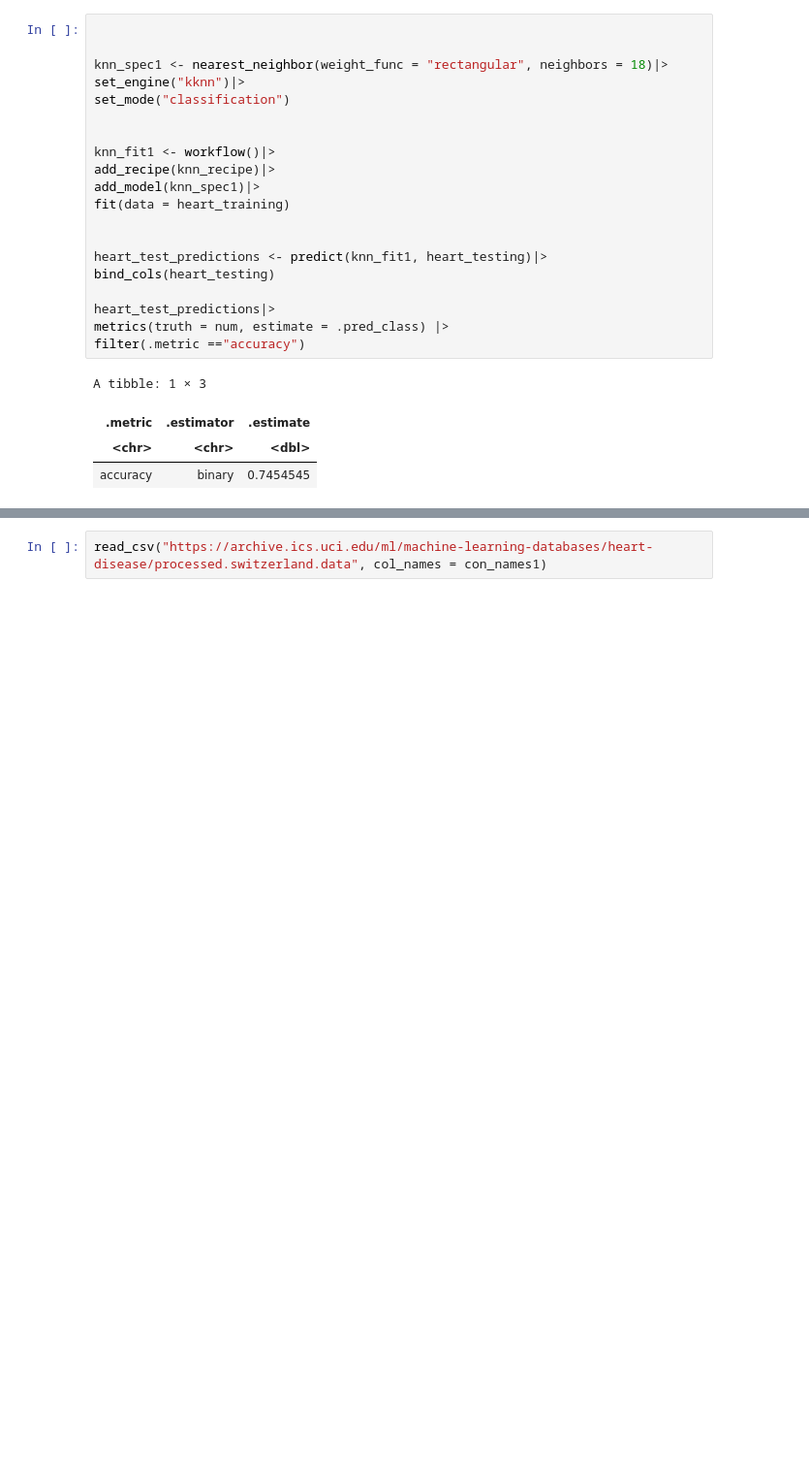
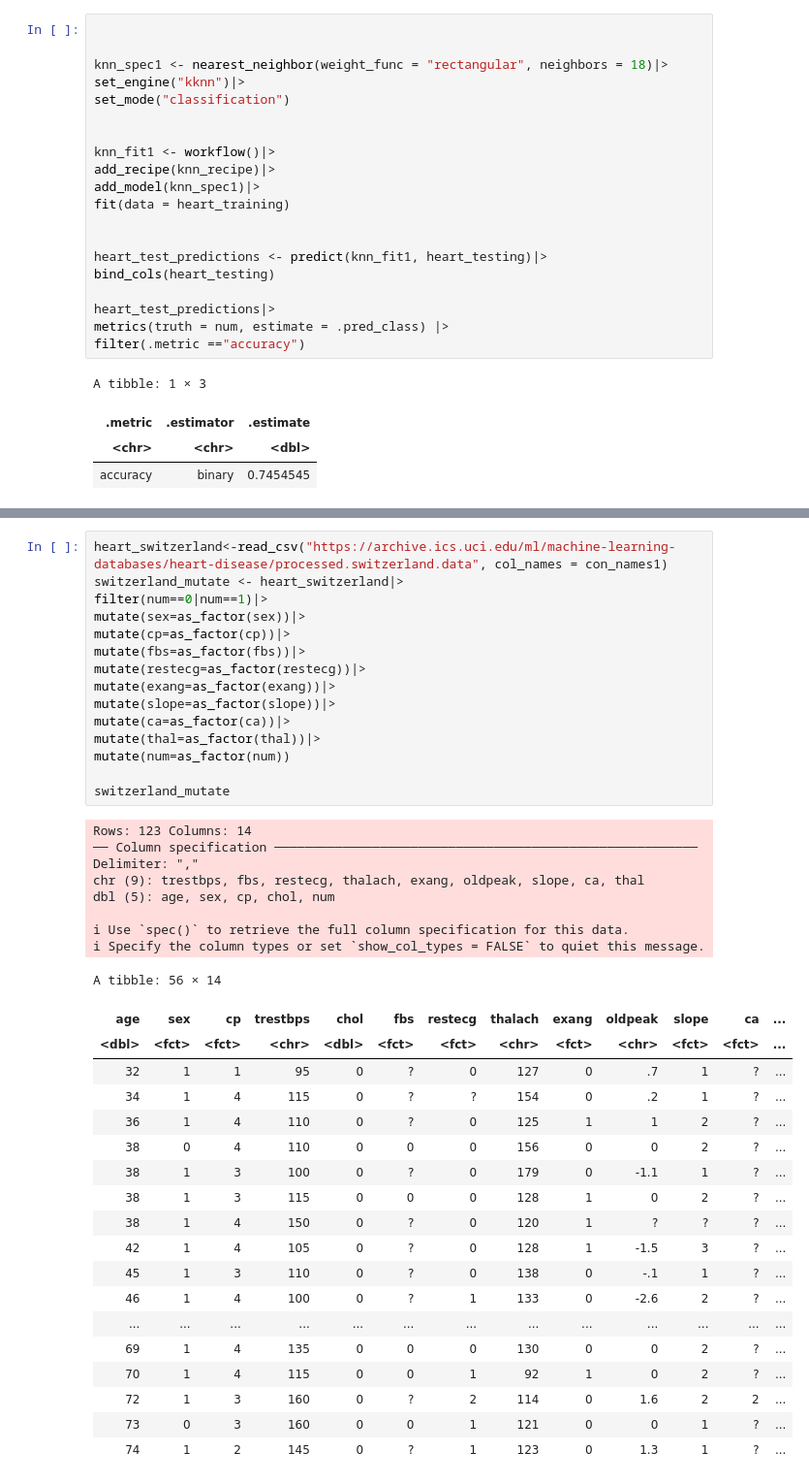
Before and after one commit to justinlook/dsci-100-2022w1-group-10, a Jupyter notebook: 4dataframes.ipynb, the cells around one changed output, grey strips where cells are left out. Shown: that part at 97% size. Cells and saved outputs as stored; diff of their text form; blank space fills up the shorter version.

```diff
--- a/4dataframes.ipynb
+++ b/4dataframes.ipynb
@@ -154,3 +158,44 @@ cleaveland_plot1
 # %%
-read_csv("https://archive.ics.uci.edu/ml/machine-learning-databases/heart-disease/processed.switzerland.data", col_names = con_names1)
+heart_switzerland<-read_csv("https://archive.ics.uci.edu/ml/machine-learning-databases/heart-disease/processed.switzerland.data", col_names = con_names1)
+switzerland_mutate <- heart_switzerland|>
+filter(num==0|num==1)|>
+mutate(sex=as_factor(sex))|>
+mutate(cp=as_factor(cp))|>
+mutate(fbs=as_factor(fbs))|>
+mutate(restecg=as_factor(restecg))|>
+mutate(exang=as_factor(exang))|>
+mutate(slope=as_factor(slope))|>
+mutate(ca=as_factor(ca))|>
+mutate(thal=as_factor(thal))|>
+mutate(num=as_factor(num))
+
+switzerland_mutate
+# %% [output]
+Rows: 123 Columns: 14
+── Column specification ────────────────────────────────────────────────────────
+Delimiter: ","
+chr (9): trestbps, fbs, restecg, thalach, exang, oldpeak, slope, ca, thal
+dbl (5): age, sex, cp, chol, num
+
+ℹ Use `spec()` to retrieve the full column specification for this data.
+ℹ Specify the column types or set `show_col_types = FALSE` to quiet this message.
+A tibble: 56 × 14
+| age | sex | cp | trestbps | chol | fbs | restecg | thalach | exang | oldpeak | slope | ca | ... |
+| <dbl> | <fct> | <fct> | <chr> | <dbl> | <fct> | <fct> | <chr> | <fct> | <chr> | <fct> | <fct> | ... |
+| 32 | 1 | 1 | 95 | 0 | ? | 0 | 127 | 0 | .7 | 1 | ? | ... |
+| 34 | 1 | 4 | 115 | 0 | ? | ? | 154 | 0 | .2 | 1 | ? | ... |
+| 36 | 1 | 4 | 110 | 0 | ? | 0 | 125 | 1 | 1 | 2 | ? | ... |
+| 38 | 0 | 4 | 110 | 0 | 0 | 0 | 156 | 0 | 0 | 2 | ? | ... |
+| 38 | 1 | 3 | 100 | 0 | ? | 0 | 179 | 0 | -1.1 | 1 | ? | ... |
+| 38 | 1 | 3 | 115 | 0 | 0 | 0 | 128 | 1 | 0 | 2 | ? | ... |
+| 38 | 1 | 4 | 150 | 0 | ? | 0 | 120 | 1 | ? | ? | ? | ... |
+| 42 | 1 | 4 | 105 | 0 | ? | 0 | 128 | 1 | -1.5 | 3 | ? | ... |
+| 45 | 1 | 3 | 110 | 0 | ? | 0 | 138 | 0 | -.1 | 1 | ? | ... |
+| 46 | 1 | 4 | 100 | 0 | ? | 1 | 133 | 0 | -2.6 | 2 | ? | ... |
+| ... | ... | ... | ... | ... | ... | ... | ... | ... | ... | ... | ... | ... |
+| 69 | 1 | 4 | 135 | 0 | 0 | 0 | 130 | 0 | 0 | 2 | ? | ... |
+| 70 | 1 | 4 | 115 | 0 | 0 | 1 | 92 | 1 | 0 | 2 | ? | ... |
+| 72 | 1 | 3 | 160 | 0 | ? | 2 | 114 | 0 | 1.6 | 2 | 2 | ... |
+| 73 | 0 | 3 | 160 | 0 | 0 | 1 | 121 | 0 | 0 | 1 | ? | ... |
+| 74 | 1 | 2 | 145 | 0 | ? | 1 | 123 | 0 | 1.3 | 1 | ? | ... |
 # %%
```
Also changed, not shown: parts of 5 cells of this notebook.
